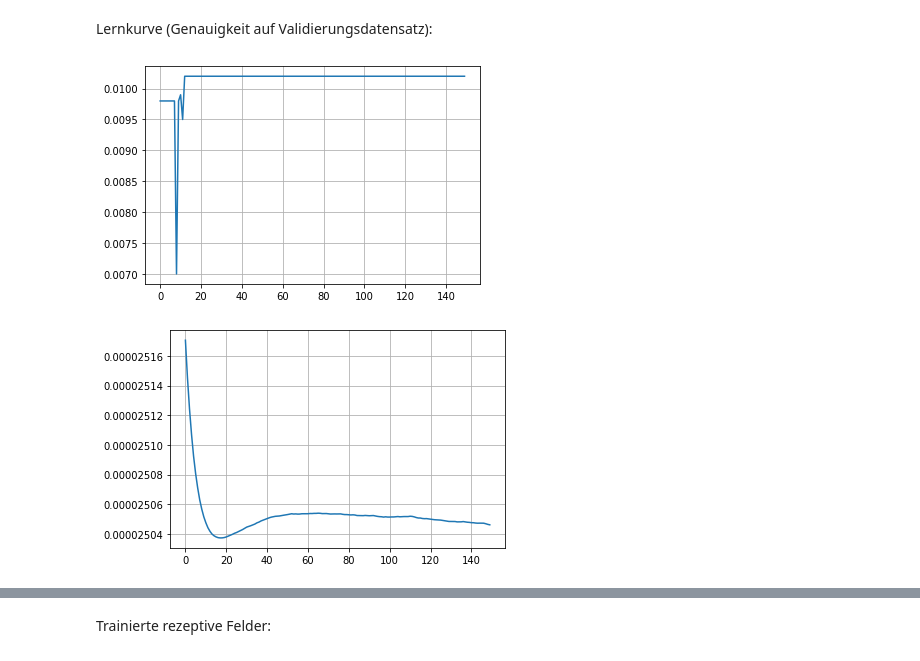
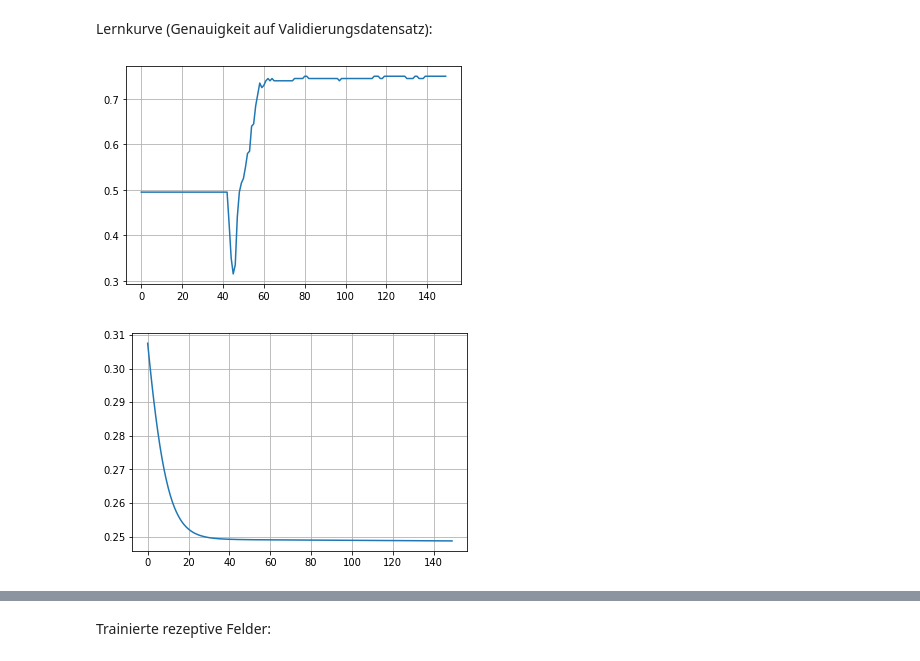
Before and after one commit to fa97ber/DeepLearning, a Jupyter notebook: Einfaches MLP für MNIST.ipynb, the cells around one changed output, grey strips where cells are left out. Saved outputs shown, nothing was run; the diff lists cells and outputs as text; code cells hidden in the pictures.

```diff
--- a/Einfaches MLP für MNIST.ipynb
+++ b/Einfaches MLP für MNIST.ipynb
@@ -184,7 +184,10 @@ def evaluate(x2, y2):
         # Index des maximal aktivierten Outputs ist die Entscheidung des Netzwerk
         #cpred = np.argmax(ypred)
         #Abänderung für Spielzeugdatensatz, <0.5 steht für 0, >0.5 für 1
-        cpred = np.round(ypred)
+        if ypred >= 0.5:
+            cpred = 1.0
+        else:
+            cpred = 0.0
         #print(y, ypred, cpred)
         MSE += (y - ypred)**2
 
@@ -358,0 +364,5 @@ evaluate(f_test, test_label)
+# %%
+#Neuinitialisierung um das Lernen mit den gleichen Punkten neuzustarten
+biases = [np.random.randn(y, 1) for y in sizes[1:]] # Schwellwerte
+weights = [np.random.randn(y, x) for x, y in zip(sizes[:-1], sizes[1:])] #Gewichte
+acc_val, MSE = SGD(f_design, label, epochs, mbs, eta, f_design, label)
@@ -363,10 +391,10 @@ Evaluation auf den unabhängigen Testdaten:
 # %% [markdown]
 Lernkurve (Genauigkeit auf Validierungsdatensatz):
 # %%
-plt.plot(acc_val/x2.shape[0]);
+plt.plot(acc_val/f_design.shape[0]);
 # %% [output]
-[figure, old version]
+[figure, new version]
 # %%
-plt.plot(MSE/x2.shape[0]);
+plt.plot(MSE);
 # %% [output]
-[figure, old version]
+[figure, new version]
```
Also changed, not shown: parts of 15 cells of this notebook.
